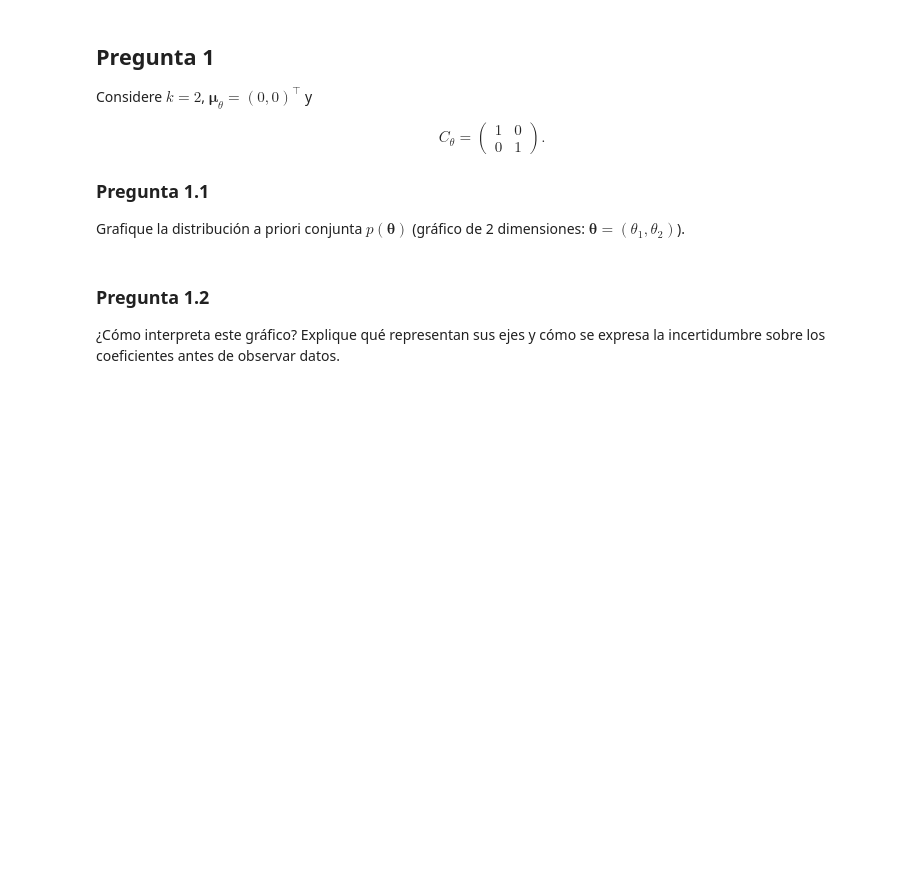
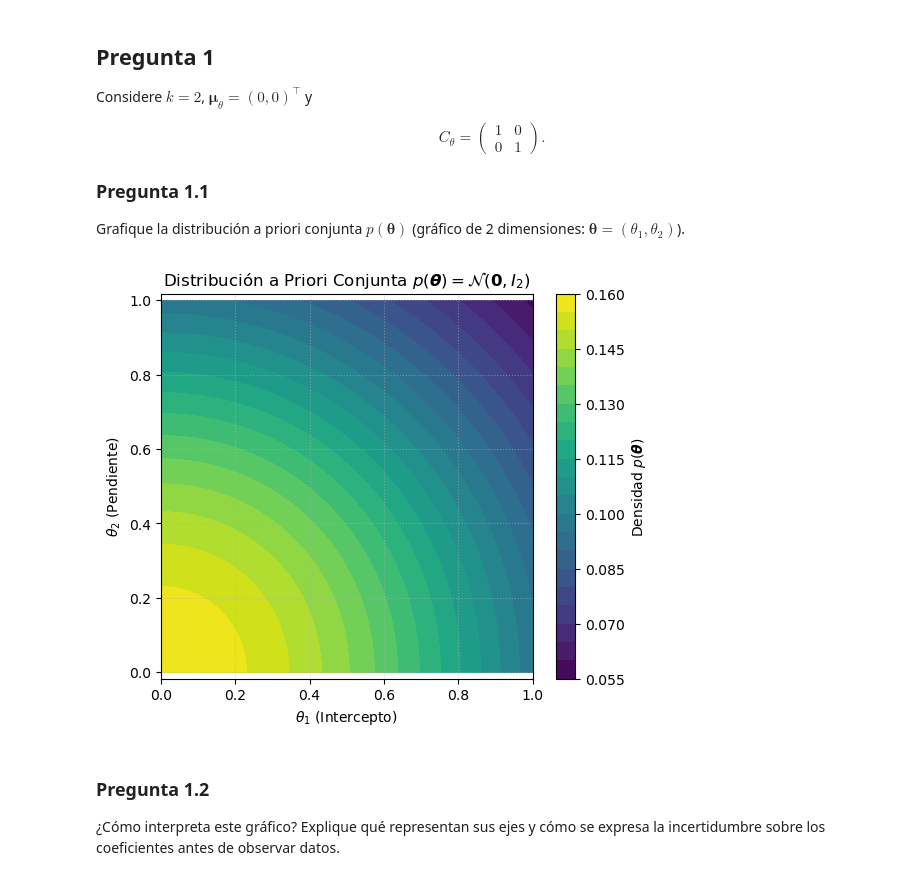
Before and after one commit to Matygp/Tarea1_AD, a Jupyter notebook: Tarea_1.ipynb, the cells around one changed output. Cells and saved outputs as stored; diff of their text form; code cells hidden in the pictures; blank space fills up the shorter version.

Commit message:
Implementación de grafico para la distribución a priori conjunta

```diff
--- a/Tarea_1.ipynb
+++ b/Tarea_1.ipynb
@@ -97,3 +95,32 @@ Grafique la distribución a priori conjunta $p(\boldsymbol{\theta})$ (gráfico d
+# %%
+# Grafique aquí el prior conjunto p(theta) de la Pregunta 1.1.
+
+# Definimos la media y la matriz de covarianza del prior
+mu = np.array([0, 0])
+mc = np.eye(2)
+
+# Creamos una grilla de puntos para theta_1 y theta_2
+t1 = np.linspace(0, 1, 200)
+t2 = np.linspace(0, 1, 200)
+T1, T2 = np.meshgrid(t1, t2)
+pos = np.dstack((T1, T2))
+
+# Evaluamos la función de densidad de probabilidad normal multivariada
+rv = ss.multivariate_normal(mu, mc)
+z = rv.pdf(pos)
+
+# Graficamos los contornos de la distribución conjunta
+plt.figure(figsize=(6, 5))
+contour = plt.contourf(T1, T2, z, levels=20, cmap="viridis")
+plt.colorbar(contour, label="Densidad $p(\\boldsymbol{\\theta})$")
+plt.xlabel("$\\theta_1$ (Intercepto)")
+plt.ylabel("$\\theta_2$ (Pendiente)")
+plt.title("Distribución a Priori Conjunta $p(\\boldsymbol{\\theta}) = \\mathcal{N}(\\boldsymbol{0}, I_2)$")
+plt.grid(True, linestyle=":", alpha=0.6)
+plt.axis("equal")
+plt.show()
+# %% [output]
+[figure, added]
 # %% [markdown]
 ### Pregunta 1.2
 ¿Cómo interpreta este gráfico? Explique qué representan sus ejes y cómo se expresa la incertidumbre sobre los coeficientes antes de observar datos.
```
Also changed, not shown: parts of 1 cell of this notebook.
